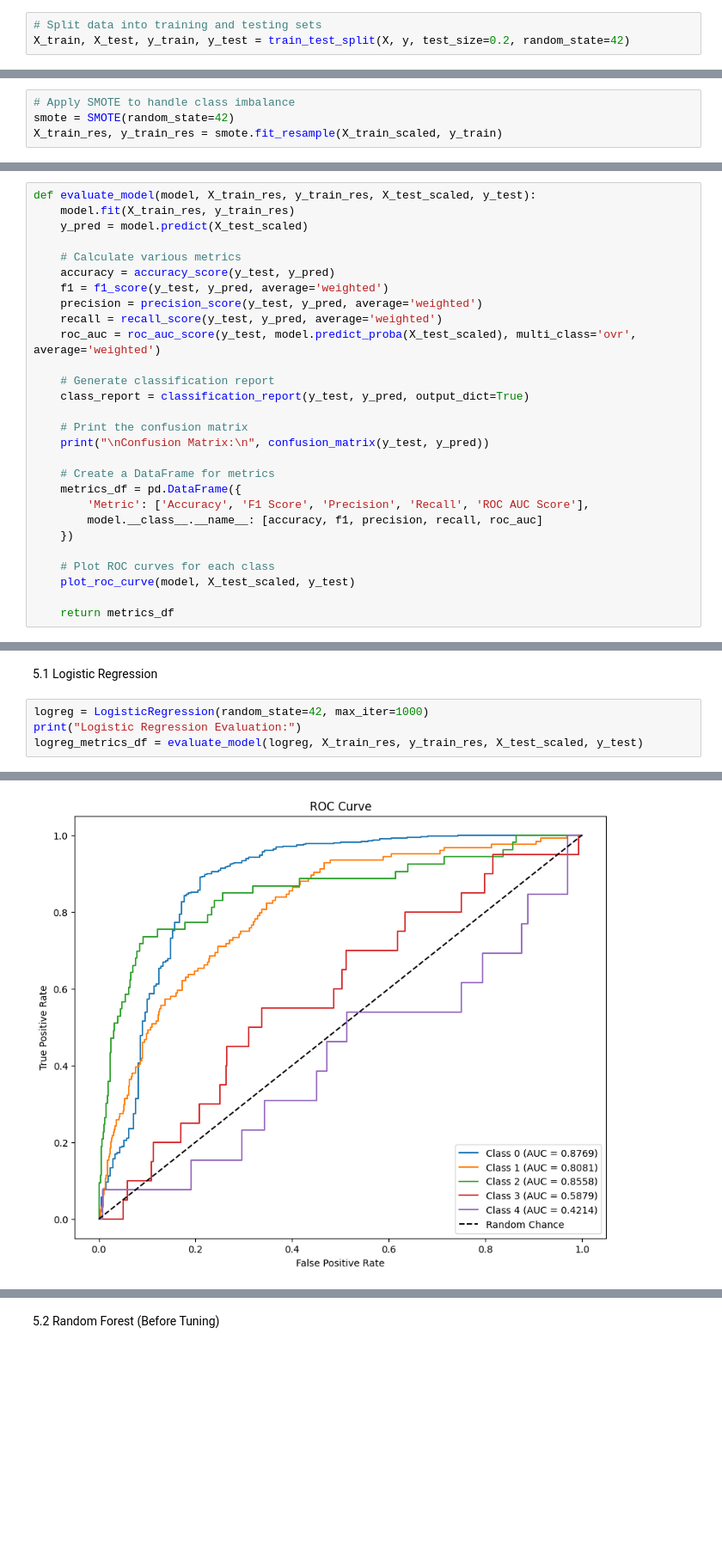
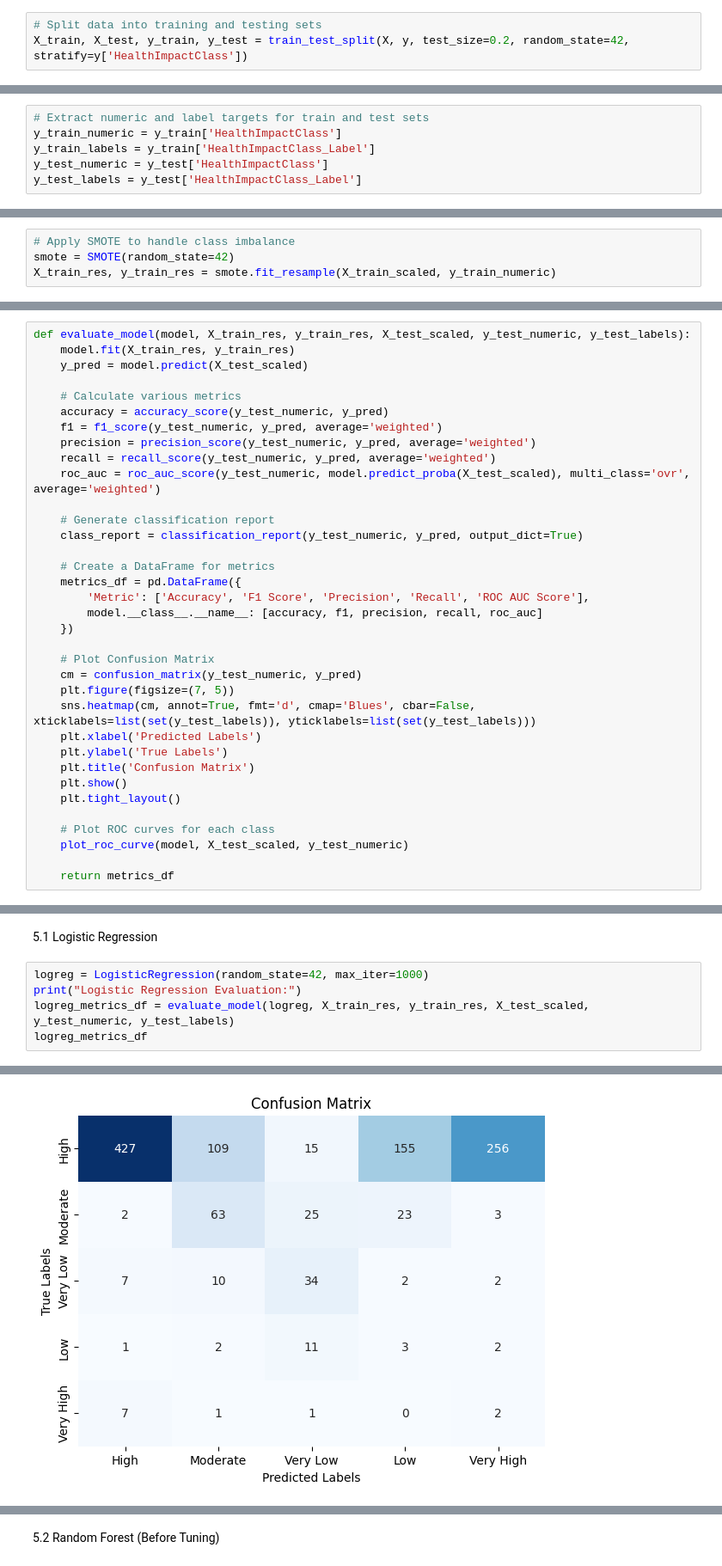
Before and after one commit to Veona-M/air-quality-health-impact, a Jupyter notebook: Air-quality-health-prediction.ipynb, the cells around one changed output, grey strips where cells are left out. Shown at 86% size. Saved outputs shown, nothing was run; the diff lists cells and outputs as text; blank space fills up the shorter version.

```diff
--- a/Air-quality-health-prediction.ipynb
+++ b/Air-quality-health-prediction.ipynb
@@ -258,6 +258,6 @@ y = air_df['HealthImpactClass']
 # %%
 # Split data into training and testing sets
-X_train, X_test, y_train, y_test = train_test_split(X, y, test_size=0.2, random_state=42)
+X_train, X_test, y_train, y_test = train_test_split(X, y, test_size=0.2, random_state=42, stratify=y['HealthImpactClass'])
 # %%
 X_train.shape, y_train.shape
 # %% [output]
@@ -269,3 +269,9 @@ X_test.shape, y_test.shape
+# %%
+# Extract numeric and label targets for train and test sets
+y_train_numeric = y_train['HealthImpactClass']
+y_train_labels = y_train['HealthImpactClass_Label']
+y_test_numeric = y_test['HealthImpactClass']
+y_test_labels = y_test['HealthImpactClass_Label']
 # %% [markdown]
 4.2 Feature Scaling
 # %%
@@ -283,7 +288,7 @@ Class distribution before SMOTE: Counter({0.0: 3855, 1.0: 455, 2.0: 220, 3.0: 75
 # %%
 # Apply SMOTE to handle class imbalance
 smote = SMOTE(random_state=42)
-X_train_res, y_train_res = smote.fit_resample(X_train_scaled, y_train)
+X_train_res, y_train_res = smote.fit_resample(X_train_scaled, y_train_numeric)
 # %%
 # Check the class distribution after SMOTE
 print(f"Class distribution after SMOTE: {Counter(y_train_res)}")
@@ -299,22 +304,19 @@ from sklearn.model_selection import cross_val_score
 from sklearn.model_selection import RandomizedSearchCV
 from sklearn.metrics import accuracy_score, classification_report, confusion_matrix, roc_auc_score, roc_curve, auc, f1_score, precision_score, recall_score
 # %%
-def evaluate_model(model, X_train_res, y_train_res, X_test_scaled, y_test):
+def evaluate_model(model, X_train_res, y_train_res, X_test_scaled, y_test_numeric, y_test_labels):
     model.fit(X_train_res, y_train_res)
     y_pred = model.predict(X_test_scaled)
 
     # Calculate various metrics
-    accuracy = accuracy_score(y_test, y_pred)
-    f1 = f1_score(y_test, y_pred, average='weighted')
-    precision = precision_score(y_test, y_pred, average='weighted')
-    recall = recall_score(y_test, y_pred, average='weighted')
-    roc_auc = roc_auc_score(y_test, model.predict_proba(X_test_scaled), multi_class='ovr', average='weighted')
+    accuracy = accuracy_score(y_test_numeric, y_pred)
+    f1 = f1_score(y_test_numeric, y_pred, average='weighted')
+    precision = precision_score(y_test_numeric, y_pred, average='weighted')
+    recall = recall_score(y_test_numeric, y_pred, average='weighted')
+    roc_auc = roc_auc_score(y_test_numeric, model.predict_proba(X_test_scaled), multi_class='ovr', average='weighted')
 
     # Generate classification report
-    class_report = classification_report(y_test, y_pred, output_dict=True)
-
-    # Print the confusion matrix
-    print("\nConfusion Matrix:\n", confusion_matrix(y_test, y_pred))
+    class_report = classification_report(y_test_numeric, y_pred, output_dict=True)
 
     # Create a DataFrame for metrics
     metrics_df = pd.DataFrame({
@@ -322,8 +324,18 @@ def evaluate_model(model, X_train_res, y_train_res, X_test_scaled, y_test):
         model.__class__.__name__: [accuracy, f1, precision, recall, roc_auc]
     })
 
+    # Plot Confusion Matrix
+    cm = confusion_matrix(y_test_numeric, y_pred)
+    plt.figure(figsize=(7, 5))
+    sns.heatmap(cm, annot=True, fmt='d', cmap='Blues', cbar=False, xticklabels=list(set(y_test_labels)), yticklabels=list(set(y_test_labels)))
+    plt.xlabel('Predicted Labels')
+    plt.ylabel('True Labels')
+    plt.title('Confusion Matrix')
+    plt.show()
+    plt.tight_layout()
+
     # Plot ROC curves for each class
-    plot_roc_curve(model, X_test_scaled, y_test)
+    plot_roc_curve(model, X_test_scaled, y_test_numeric)
 
     return metrics_df
 # %%
@@ -348,6 +360,7 @@ def plot_roc_curve(model, X_test_scaled, y_test):
 # %%
 logreg = LogisticRegression(random_state=42, max_iter=1000)
 print("Logistic Regression Evaluation:")
-logreg_metrics_df = evaluate_model(logreg, X_train_res, y_train_res, X_test_scaled, y_test)
+logreg_metrics_df = evaluate_model(logreg, X_train_res, y_train_res, X_test_scaled, y_test_numeric, y_test_labels)
+logreg_metrics_df
 # %% [output]
 Logistic Regression Evaluation:
@@ -361 +367 @@ Confusion Matrix:
-[figure, old version]
+[figure, new version]
```
Also changed, not shown: parts of 35 cells of this notebook, 2 other files.
